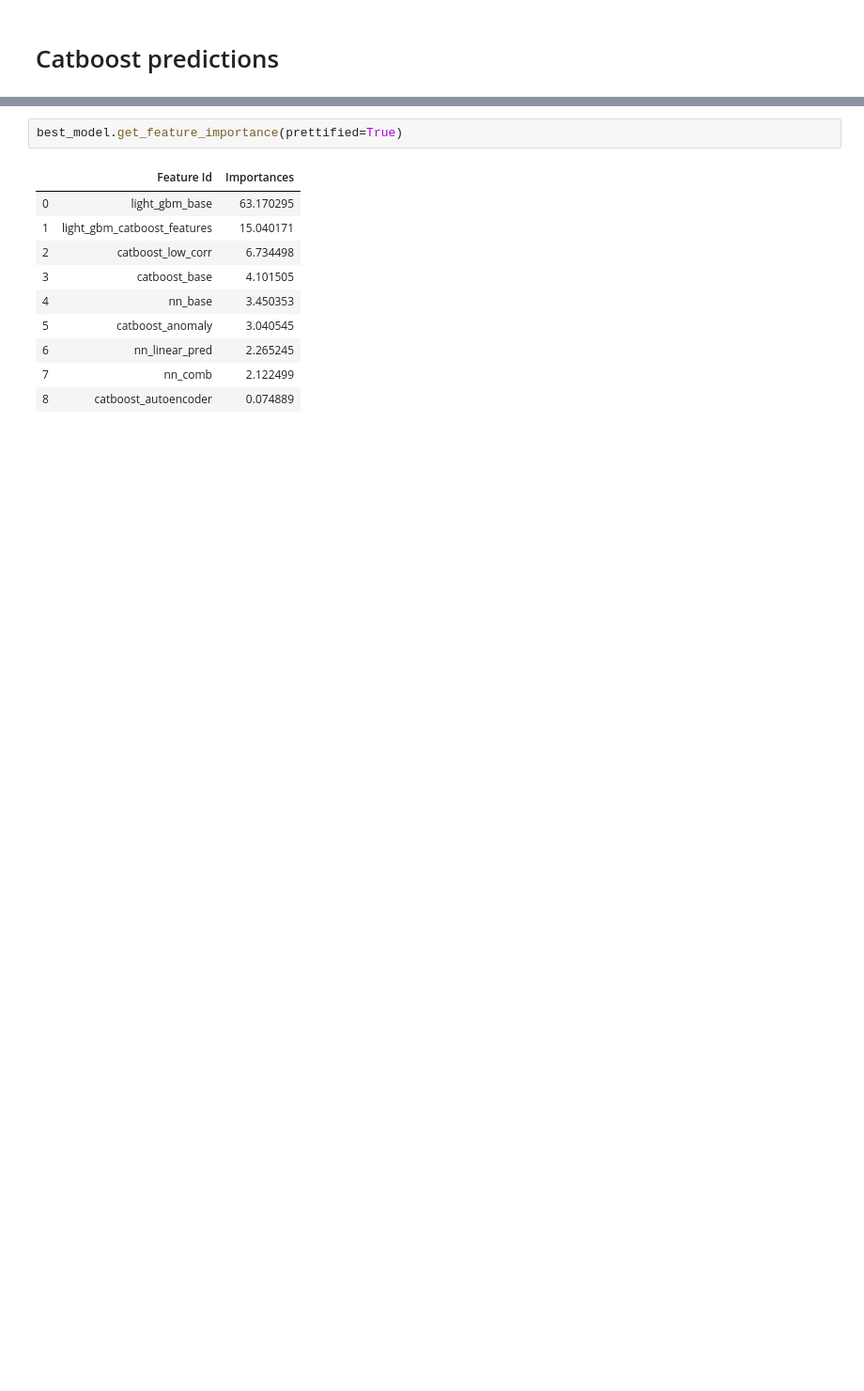
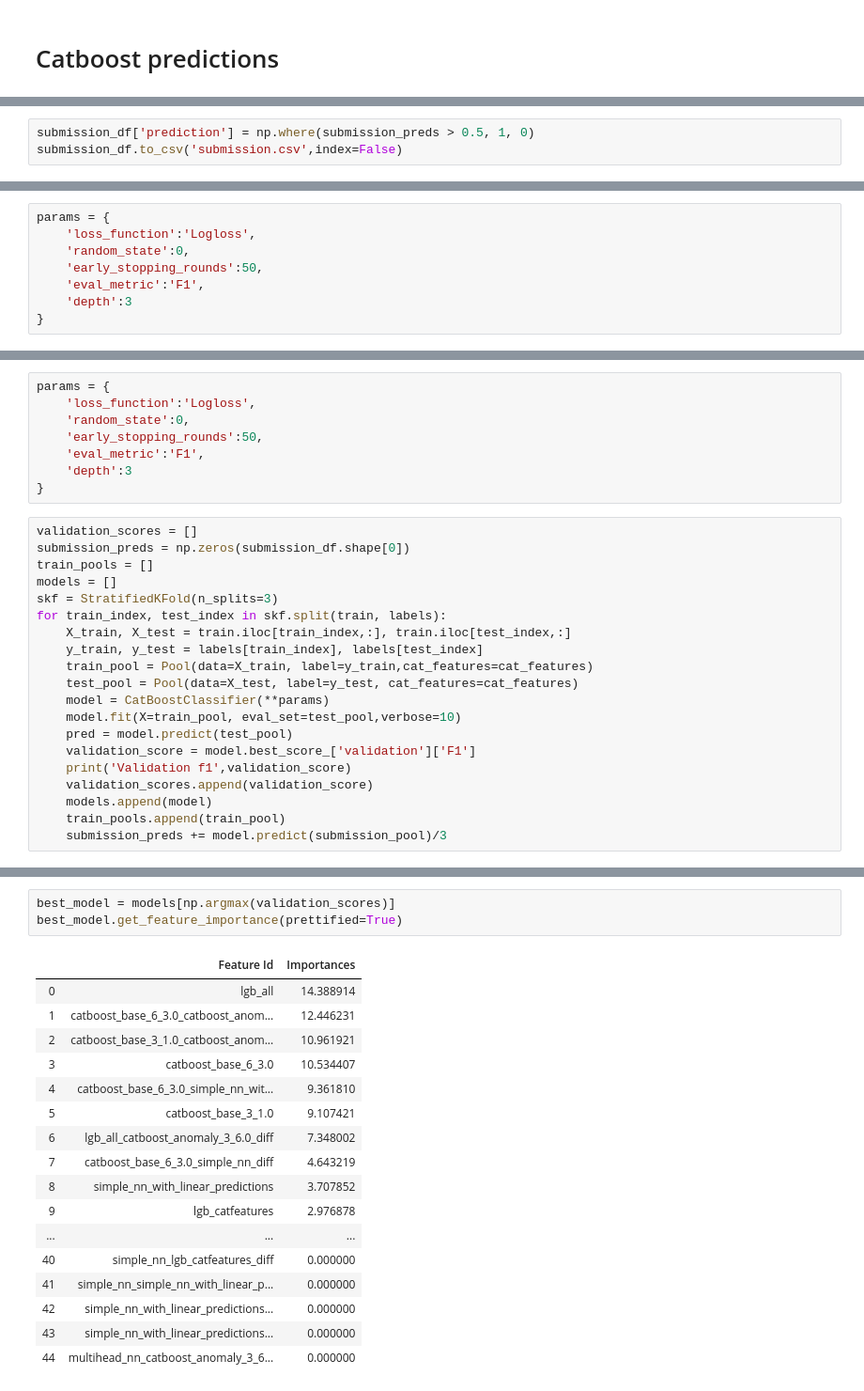
Before and after one commit to heshanpadmasiri/ride-fare, a Jupyter notebook: Stacking.ipynb, the cells around one changed output, grey strips where cells are left out. Shown at 94% size. Saved outputs shown, nothing was run; the diff lists cells and outputs as text; blank space fills up the shorter version.

```diff
--- a/Stacking.ipynb
+++ b/Stacking.ipynb
@@ -147,0 +980,3 @@ best_model = models[np.argmax(validation_scores)]
+# %%
+submission_df['prediction'] = np.where(submission_preds > 0.5, 1, 0)
+submission_df.to_csv('submission.csv',index=False)
@@ -147,0 +1009,8 @@ best_model = models[np.argmax(validation_scores)]
+# %%
+params = {
+    'loss_function':'Logloss',
+    'random_state':0,
+    'early_stopping_rounds':50,
+    'eval_metric':'F1',
+    'depth':3
+}
@@ -147,0 +1095,28 @@ best_model = models[np.argmax(validation_scores)]
+# %%
+params = {
+    'loss_function':'Logloss',
+    'random_state':0,
+    'early_stopping_rounds':50,
+    'eval_metric':'F1',
+    'depth':3
+}
+# %%
+validation_scores = []
+submission_preds = np.zeros(submission_df.shape[0])
+train_pools = []
+models = []
+skf = StratifiedKFold(n_splits=3)
+for train_index, test_index in skf.split(train, labels):
+    X_train, X_test = train.iloc[train_index,:], train.iloc[test_index,:]
+    y_train, y_test = labels[train_index], labels[test_index]
+    train_pool = Pool(data=X_train, label=y_train,cat_features=cat_features)
+    test_pool = Pool(data=X_test, label=y_test, cat_features=cat_features)
+    model = CatBoostClassifier(**params)
+    model.fit(X=train_pool, eval_set=test_pool,verbose=10)
+    pred = model.predict(test_pool)
+    validation_score = model.best_score_['validation']['F1']
+    print('Validation f1',validation_score)
+    validation_scores.append(validation_score)
+    models.append(model)
+    train_pools.append(train_pool)
+    submission_preds += model.predict(submission_pool)/3
@@ -148,13 +1149,21 @@ best_model = models[np.argmax(validation_scores)]
 # %%
+best_model = models[np.argmax(validation_scores)]
 best_model.get_feature_importance(prettified=True)
 # %% [output]
 |  | Feature Id | Importances |
-| 0 | light_gbm_base | 63.170295 |
-| 1 | light_gbm_catboost_features | 15.040171 |
-| 2 | catboost_low_corr | 6.734498 |
-| 3 | catboost_base | 4.101505 |
-| 4 | nn_base | 3.450353 |
-| 5 | catboost_anomaly | 3.040545 |
-| 6 | nn_linear_pred | 2.265245 |
-| 7 | nn_comb | 2.122499 |
-| 8 | catboost_autoencoder | 0.074889 |
+| 0 | lgb_all | 14.388914 |
+| 1 | catboost_base_6_3.0_catboost_anom... | 12.446231 |
+| 2 | catboost_base_3_1.0_catboost_anom... | 10.961921 |
+| 3 | catboost_base_6_3.0 | 10.534407 |
+| 4 | catboost_base_6_3.0_simple_nn_wit... | 9.361810 |
+| 5 | catboost_base_3_1.0 | 9.107421 |
+| 6 | lgb_all_catboost_anomaly_3_6.0_diff | 7.348002 |
+| 7 | catboost_base_6_3.0_simple_nn_diff | 4.643219 |
+| 8 | simple_nn_with_linear_predictions | 3.707852 |
+| 9 | lgb_catfeatures | 2.976878 |
+| ... | ... | ... |
+| 40 | simple_nn_lgb_catfeatures_diff | 0.000000 |
+| 41 | simple_nn_simple_nn_with_linear_p... | 0.000000 |
+| 42 | simple_nn_with_linear_predictions... | 0.000000 |
+| 43 | simple_nn_with_linear_predictions... | 0.000000 |
+| 44 | multihead_nn_catboost_anomaly_3_6... | 0.000000 |
```
Also changed, not shown: parts of 129 cells of this notebook.
